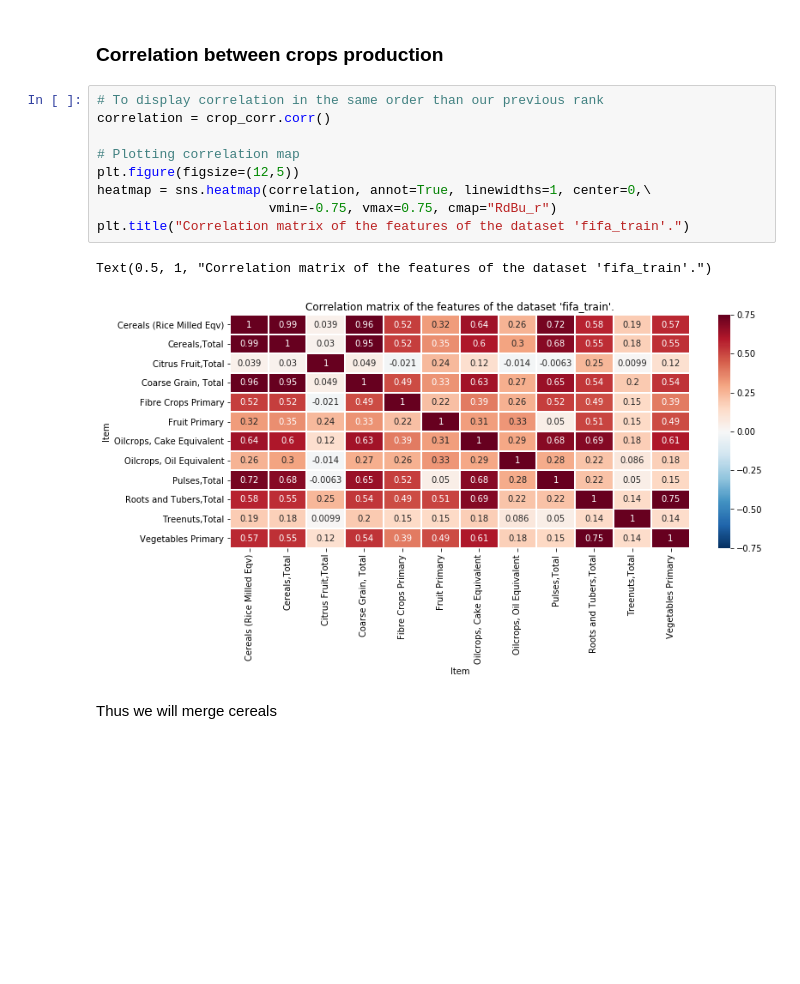
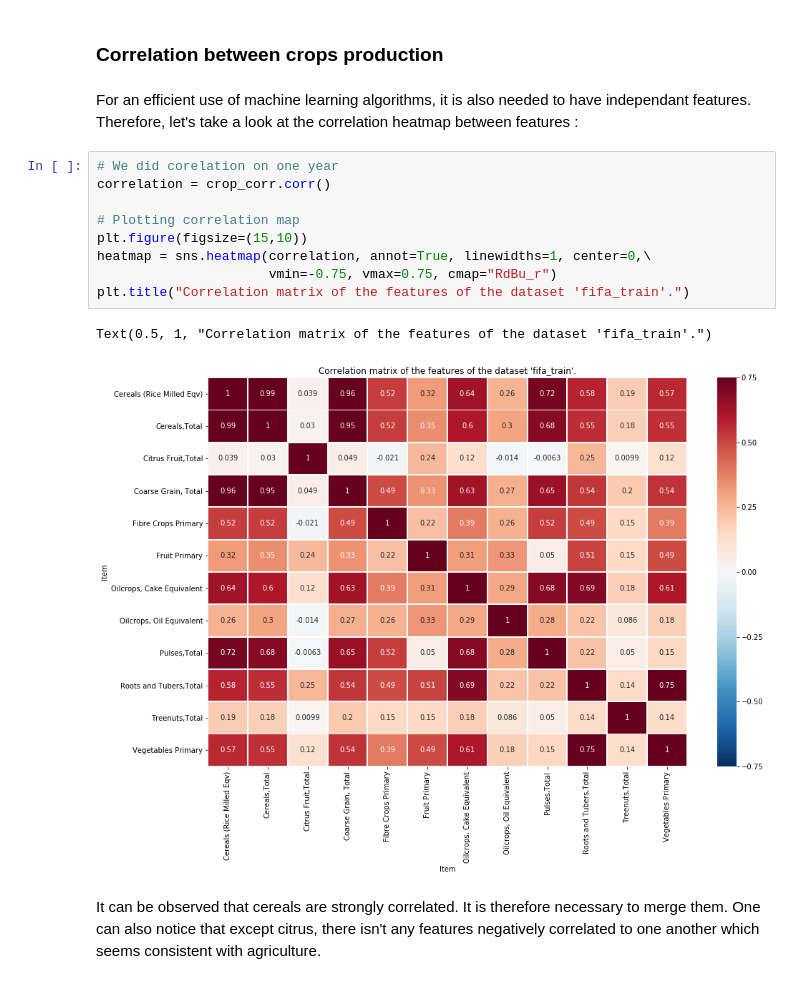
Before and after one commit to amara-slaymaker/ada_project-ada_nakamura, a Jupyter notebook: analysis_efficiency_over_year.ipynb, the cells around one changed output. Cells and saved outputs as stored; diff of their text form; blank space fills up the shorter version.

```diff
--- a/analysis_efficiency_over_year.ipynb
+++ b/analysis_efficiency_over_year.ipynb
@@ -476,16 +467,19 @@ As we can see there are only 19 missing values, thus there is surely still an er
 # %% [markdown]
 ### Correlation between crops production
+# %% [markdown]
+For an efficient use of machine learning algorithms, it is also needed to have independant features. Therefore, let's take a look at the correlation heatmap between features :
 # %%
-# To display correlation in the same order than our previous rank
+# We did corelation on one year
 correlation = crop_corr.corr()
 
 # Plotting correlation map
-plt.figure(figsize=(12,5))
+plt.figure(figsize=(15,10))
 heatmap = sns.heatmap(correlation, annot=True, linewidths=1, center=0,\
                       vmin=-0.75, vmax=0.75, cmap="RdBu_r")
 plt.title("Correlation matrix of the features of the dataset 'fifa_train'.")
 # %% [output]
 Text(0.5, 1, "Correlation matrix of the features of the dataset 'fifa_train'.")
-[figure, old version]
+[figure, new version]
-# %% [markdown]
-Thus we will merge cereals
+# %% [markdown]
+It can be observed that cereals are strongly correlated. It is therefore necessary to merge them.
+One can also notice that except citrus, there isn't any features negatively correlated to one another which seems consistent with agriculture.
```
Also changed, not shown: parts of 50 cells of this notebook.
